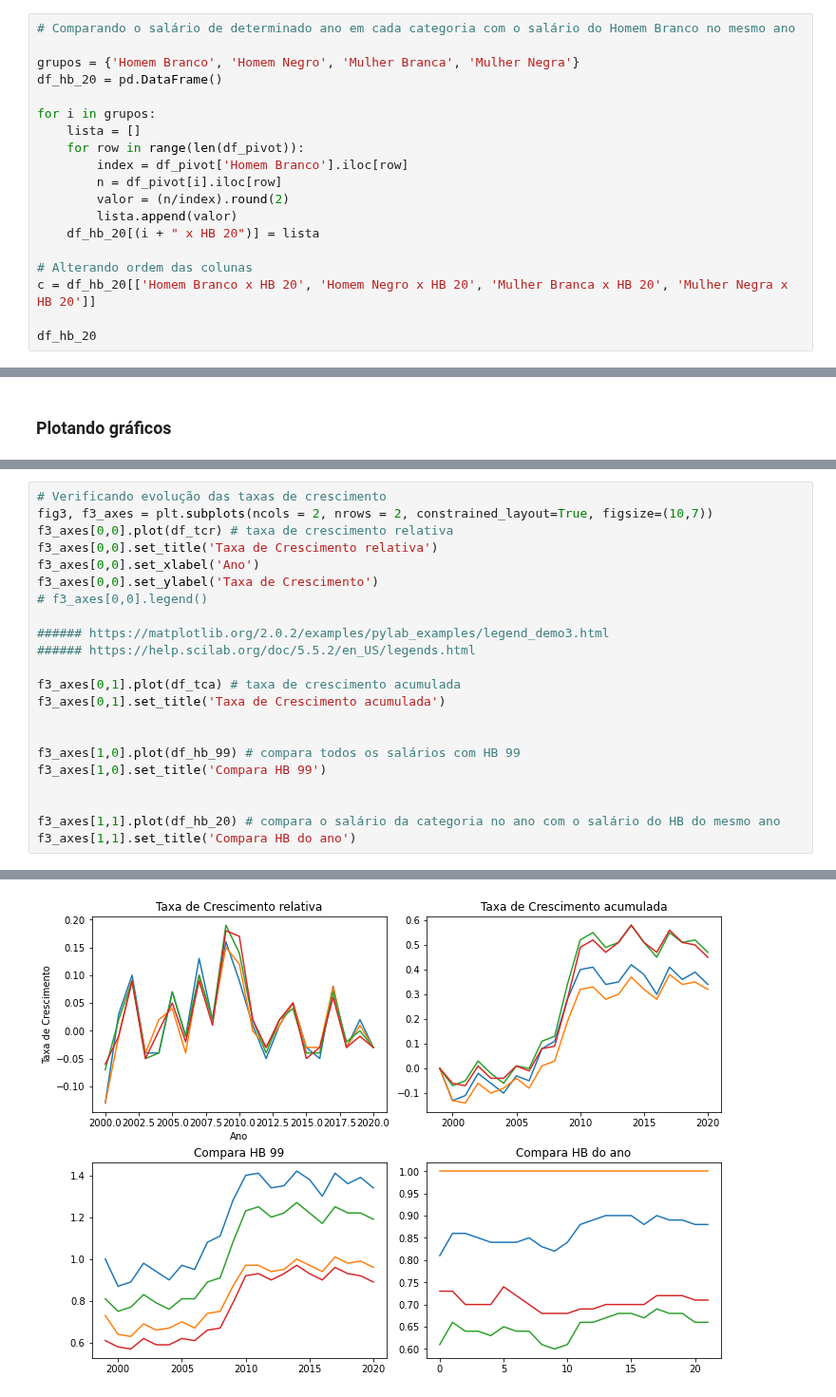
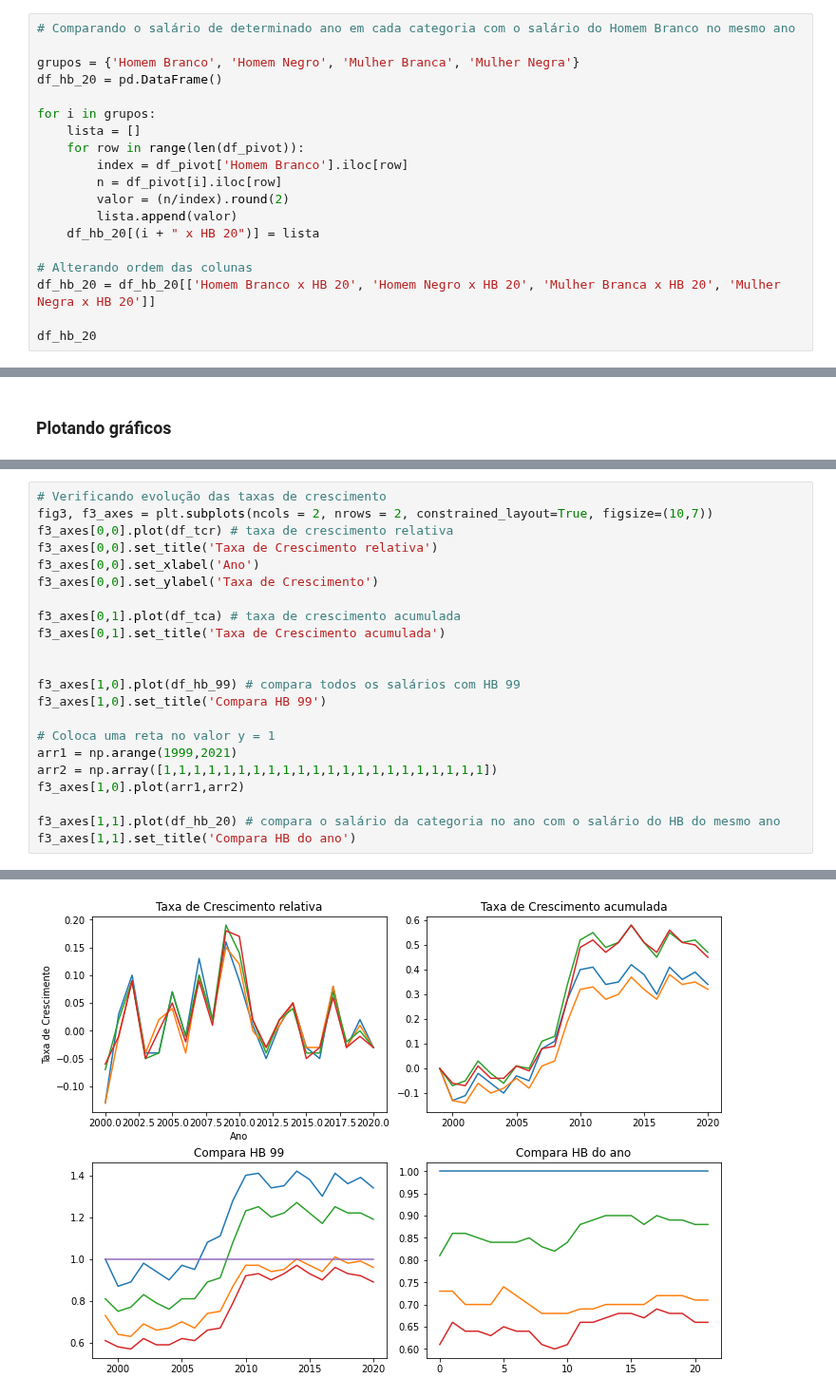
Before and after one commit to deborabastos/hacker_fiscalizacao, a Jupyter notebook: serviores.ipynb, the cells around one changed output, grey strips where cells are left out. Shown at 95% size. Saved outputs shown, nothing was run; the diff lists cells and outputs as text.

```diff
--- a/serviores.ipynb
+++ b/serviores.ipynb
@@ -266,7 +286,7 @@ for i in grupos:
     df_hb_20[(i + " x HB 20")] = lista
 
 # Alterando ordem das colunas
-c = df_hb_20[['Homem Branco x HB 20', 'Homem Negro x HB 20', 'Mulher Branca x HB 20', 'Mulher Negra x HB 20']]
+df_hb_20 = df_hb_20[['Homem Branco x HB 20', 'Homem Negro x HB 20', 'Mulher Branca x HB 20', 'Mulher Negra x HB 20']]
 
 df_hb_20
 # %% [output]
@@ -323,25 +346,25 @@ plt.legend()
 # %%
 # Verificando evolução das taxas de crescimento
 fig3, f3_axes = plt.subplots(ncols = 2, nrows = 2, constrained_layout=True, figsize=(10,7))
 f3_axes[0,0].plot(df_tcr) # taxa de crescimento relativa
 f3_axes[0,0].set_title('Taxa de Crescimento relativa')
 f3_axes[0,0].set_xlabel('Ano')
 f3_axes[0,0].set_ylabel('Taxa de Crescimento')
-# f3_axes[0,0].legend()
-
-###### https://matplotlib.org/2.0.2/examples/pylab_examples/legend_demo3.html
-###### https://help.scilab.org/doc/5.5.2/en_US/legends.html
 
 f3_axes[0,1].plot(df_tca) # taxa de crescimento acumulada
 f3_axes[0,1].set_title('Taxa de Crescimento acumulada')
 
 
 f3_axes[1,0].plot(df_hb_99) # compara todos os salários com HB 99
 f3_axes[1,0].set_title('Compara HB 99')
 
+# Coloca uma reta no valor y = 1
+arr1 = np.arange(1999,2021)
+arr2 = np.array([1,1,1,1,1,1,1,1,1,1,1,1,1,1,1,1,1,1,1,1,1,1])
+f3_axes[1,0].plot(arr1,arr2)
 
 f3_axes[1,1].plot(df_hb_20) # compara o salário da categoria no ano com o salário do HB do mesmo ano
 f3_axes[1,1].set_title('Compara HB do ano')
 # %% [output]
 Text(0.5, 1.0, 'Compara HB do ano')
-[figure, old version]
+[figure, new version]
```
Also changed, not shown: parts of 8 cells of this notebook, 10 other files.
